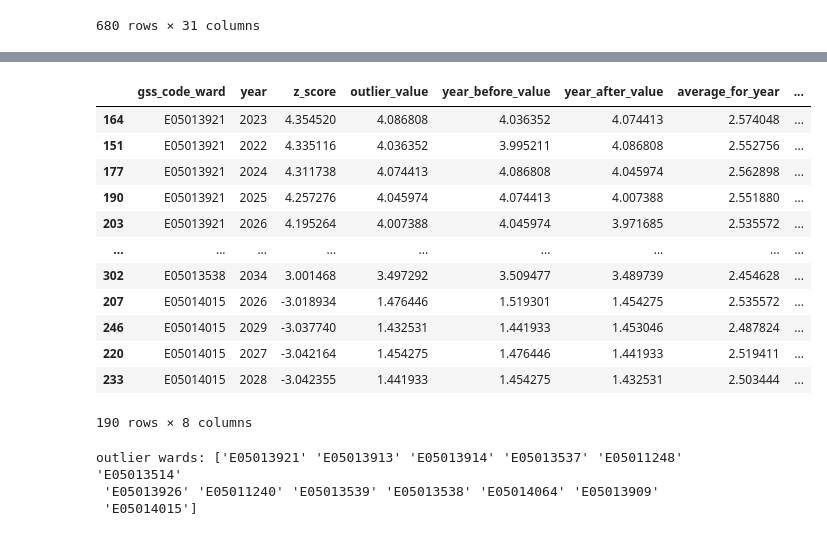
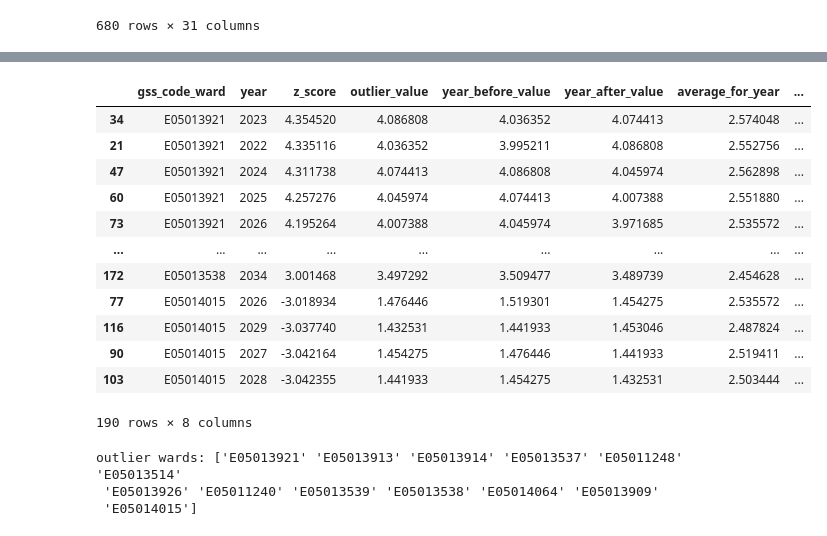
Before and after one commit to SebastianHeslinRees/Projections_QA, a Jupyter notebook: QA_population_projection.ipynb, the cells around one changed output, grey strips where cells are left out. Cells and saved outputs as stored; diff of their text form; code cells hidden in the pictures.

```diff
--- a/QA_population_projection.ipynb
+++ b/QA_population_projection.ipynb
@@ -1590,4 +1455,4 @@ average_household_size
 680 rows × 31 columns
 # %%
 # Example usage:
-anomalous_average_household_size_sorted_context = find_ahs_outliers_with_context(average_household_size, z_threshold=3)
+anomalous_average_household_size_absolute = find_ahs_outliers_absolute_value(average_household_size, z_threshold=3)
@@ -1612,18 +1459,18 @@ invalid value encountered in subtract
-# %%
-anomalous_average_household_size_sorted_context
-# %% [output]
-|  | gss_code_ward | year | z_score | outlier_value | year_before_value | year_after_value | average_for_year | ... |
-| 164 | E05013921 | 2023 | 4.354520 | 4.086808 | 4.036352 | 4.074413 | 2.574048 | ... |
-| 151 | E05013921 | 2022 | 4.335116 | 4.036352 | 3.995211 | 4.086808 | 2.552756 | ... |
-| 177 | E05013921 | 2024 | 4.311738 | 4.074413 | 4.086808 | 4.045974 | 2.562898 | ... |
-| 190 | E05013921 | 2025 | 4.257276 | 4.045974 | 4.074413 | 4.007388 | 2.551880 | ... |
-| 203 | E05013921 | 2026 | 4.195264 | 4.007388 | 4.045974 | 3.971685 | 2.535572 | ... |
-| ... | ... | ... | ... | ... | ... | ... | ... | ... |
-| 302 | E05013538 | 2034 | 3.001468 | 3.497292 | 3.509477 | 3.489739 | 2.454628 | ... |
-| 207 | E05014015 | 2026 | -3.018934 | 1.476446 | 1.519301 | 1.454275 | 2.535572 | ... |
-| 246 | E05014015 | 2029 | -3.037740 | 1.432531 | 1.441933 | 1.453046 | 2.487824 | ... |
-| 220 | E05014015 | 2027 | -3.042164 | 1.454275 | 1.476446 | 1.441933 | 2.519411 | ... |
-| 233 | E05014015 | 2028 | -3.042355 | 1.441933 | 1.454275 | 1.432531 | 2.503444 | ... |
-190 rows × 8 columns
+# %%
+anomalous_average_household_size_absolute
+# %% [output]
+|  | gss_code_ward | year | z_score | outlier_value | year_before_value | year_after_value | average_for_year | ... |
+| 34 | E05013921 | 2023 | 4.354520 | 4.086808 | 4.036352 | 4.074413 | 2.574048 | ... |
+| 21 | E05013921 | 2022 | 4.335116 | 4.036352 | 3.995211 | 4.086808 | 2.552756 | ... |
+| 47 | E05013921 | 2024 | 4.311738 | 4.074413 | 4.086808 | 4.045974 | 2.562898 | ... |
+| 60 | E05013921 | 2025 | 4.257276 | 4.045974 | 4.074413 | 4.007388 | 2.551880 | ... |
+| 73 | E05013921 | 2026 | 4.195264 | 4.007388 | 4.045974 | 3.971685 | 2.535572 | ... |
+| ... | ... | ... | ... | ... | ... | ... | ... | ... |
+| 172 | E05013538 | 2034 | 3.001468 | 3.497292 | 3.509477 | 3.489739 | 2.454628 | ... |
+| 77 | E05014015 | 2026 | -3.018934 | 1.476446 | 1.519301 | 1.454275 | 2.535572 | ... |
+| 116 | E05014015 | 2029 | -3.037740 | 1.432531 | 1.441933 | 1.453046 | 2.487824 | ... |
+| 90 | E05014015 | 2027 | -3.042164 | 1.454275 | 1.476446 | 1.441933 | 2.519411 | ... |
+| 103 | E05014015 | 2028 | -3.042355 | 1.441933 | 1.454275 | 1.432531 | 2.503444 | ... |
+190 rows × 8 columns
 # %%
 #unique values in gss_code_ward for outlier_sorted_context
```
Also changed, not shown: parts of 18 cells of this notebook.
